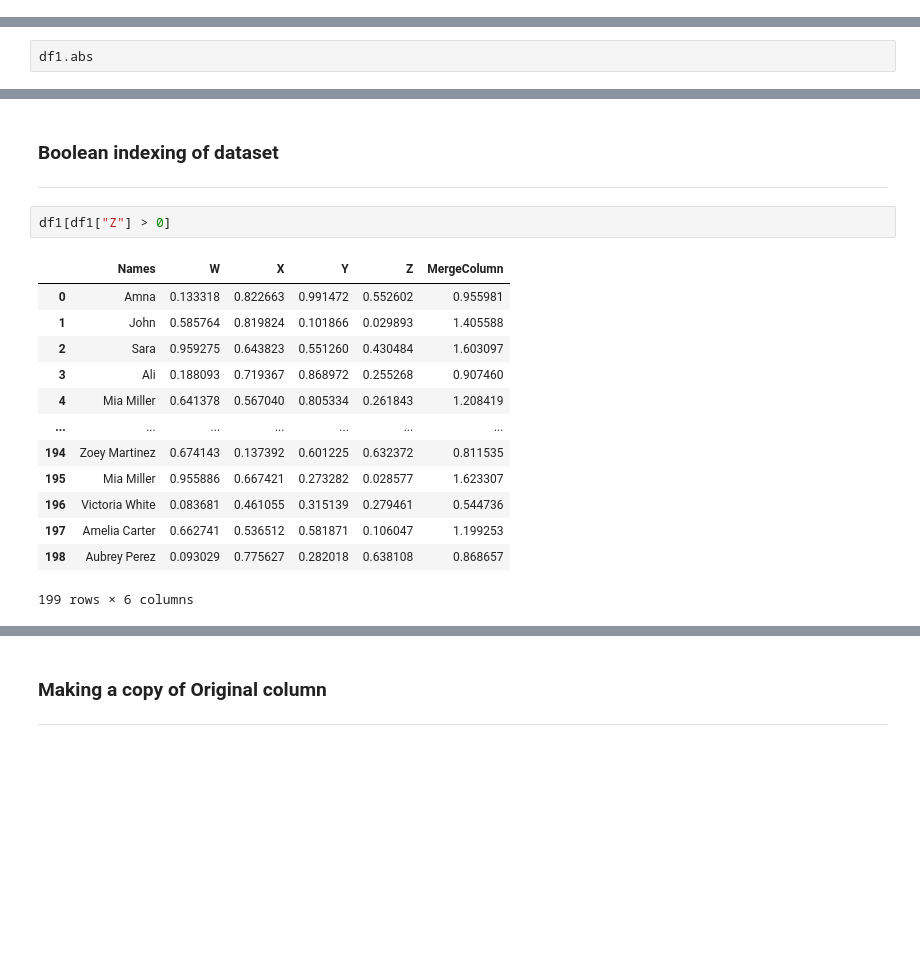
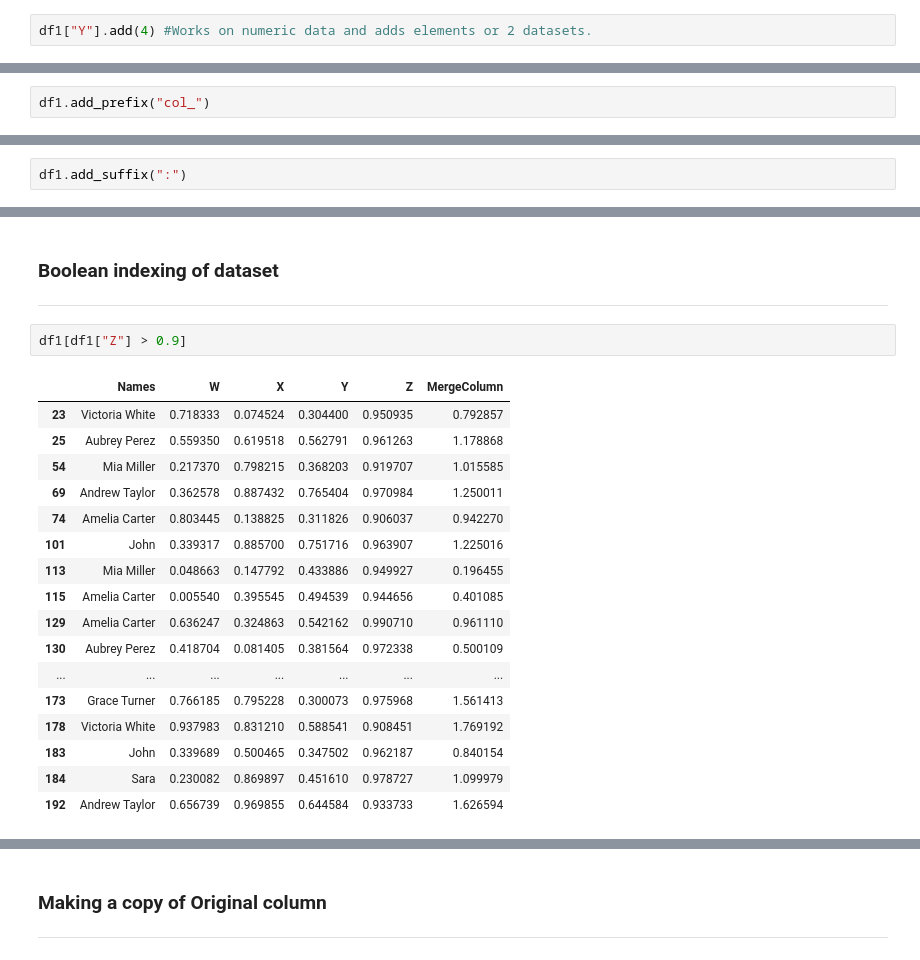
Before and after one commit to TouseefDataScientist/Artificialintelligence, a Jupyter notebook: Wajiha_Pandas_Practise.ipynb, the cells around one changed output, grey strips where cells are left out. Drawn from its saved outputs; the diff is of its cells as text; blank space fills up the shorter version.

```diff
--- a/Wajiha_Pandas_Practise.ipynb
+++ b/Wajiha_Pandas_Practise.ipynb
@@ -50,0 +81,2 @@ dtype: object
+# %%
+df1["Y"].add(4) #Works on numeric data and adds elements or 2 datasets.
@@ -50,0 +96,2 @@ dtype: object
+# %%
+df1.add_prefix("col_")
@@ -51,3 +112,3 @@ dtype: object
 # %%
-df1.abs
+df1.add_suffix(":")
 # %% [output]
@@ -663,21 +721,25 @@ df1
 ### Boolean indexing of dataset
 ***
 # %%
-df1[df1["Z"] > 0]
+df1[df1["Z"] > 0.9]
 # %% [output]
 |  | Names | W | X | Y | Z | MergeColumn |
-| 0 | Amna | 0.133318 | 0.822663 | 0.991472 | 0.552602 | 0.955981 |
-| 1 | John | 0.585764 | 0.819824 | 0.101866 | 0.029893 | 1.405588 |
-| 2 | Sara | 0.959275 | 0.643823 | 0.551260 | 0.430484 | 1.603097 |
-| 3 | Ali | 0.188093 | 0.719367 | 0.868972 | 0.255268 | 0.907460 |
-| 4 | Mia Miller | 0.641378 | 0.567040 | 0.805334 | 0.261843 | 1.208419 |
+| 23 | Victoria White | 0.718333 | 0.074524 | 0.304400 | 0.950935 | 0.792857 |
+| 25 | Aubrey Perez | 0.559350 | 0.619518 | 0.562791 | 0.961263 | 1.178868 |
+| 54 | Mia Miller | 0.217370 | 0.798215 | 0.368203 | 0.919707 | 1.015585 |
+| 69 | Andrew Taylor | 0.362578 | 0.887432 | 0.765404 | 0.970984 | 1.250011 |
+| 74 | Amelia Carter | 0.803445 | 0.138825 | 0.311826 | 0.906037 | 0.942270 |
+| 101 | John | 0.339317 | 0.885700 | 0.751716 | 0.963907 | 1.225016 |
+| 113 | Mia Miller | 0.048663 | 0.147792 | 0.433886 | 0.949927 | 0.196455 |
+| 115 | Amelia Carter | 0.005540 | 0.395545 | 0.494539 | 0.944656 | 0.401085 |
+| 129 | Amelia Carter | 0.636247 | 0.324863 | 0.542162 | 0.990710 | 0.961110 |
+| 130 | Aubrey Perez | 0.418704 | 0.081405 | 0.381564 | 0.972338 | 0.500109 |
 | ... | ... | ... | ... | ... | ... | ... |
-| 194 | Zoey Martinez | 0.674143 | 0.137392 | 0.601225 | 0.632372 | 0.811535 |
-| 195 | Mia Miller | 0.955886 | 0.667421 | 0.273282 | 0.028577 | 1.623307 |
-| 196 | Victoria White | 0.083681 | 0.461055 | 0.315139 | 0.279461 | 0.544736 |
-| 197 | Amelia Carter | 0.662741 | 0.536512 | 0.581871 | 0.106047 | 1.199253 |
-| 198 | Aubrey Perez | 0.093029 | 0.775627 | 0.282018 | 0.638108 | 0.868657 |
+| 173 | Grace Turner | 0.766185 | 0.795228 | 0.300073 | 0.975968 | 1.561413 |
+| 178 | Victoria White | 0.937983 | 0.831210 | 0.588541 | 0.908451 | 1.769192 |
+| 183 | John | 0.339689 | 0.500465 | 0.347502 | 0.962187 | 0.840154 |
+| 184 | Sara | 0.230082 | 0.869897 | 0.451610 | 0.978727 | 1.099979 |
+| 192 | Andrew Taylor | 0.656739 | 0.969855 | 0.644584 | 0.933733 | 1.626594 |
-199 rows × 6 columns
 # %%
 #df1[df1 > 0]
 # This line gives error because df1 contains non-numeric data, such as strings, which cannot be compared with 0.
```
Also changed, not shown: parts of 60 cells of this notebook.
